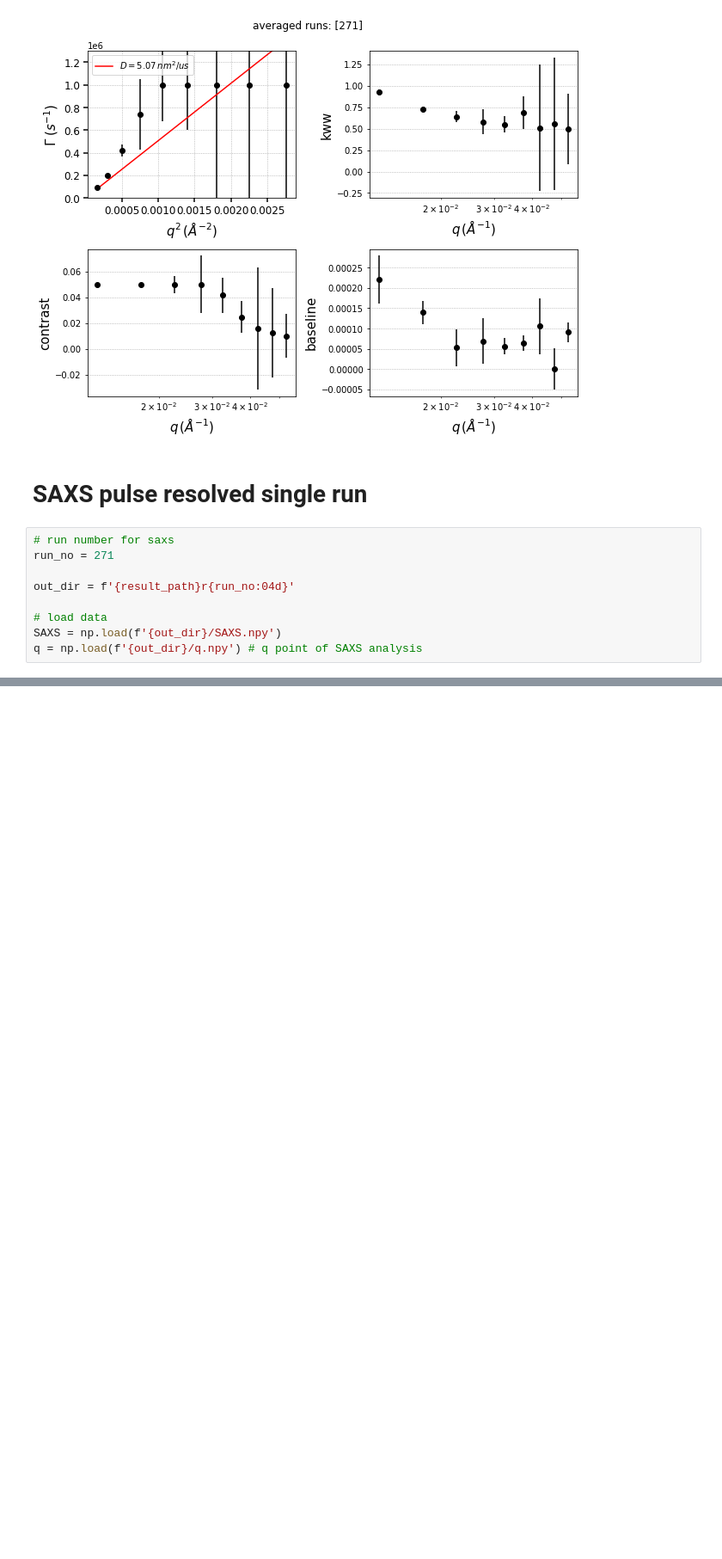
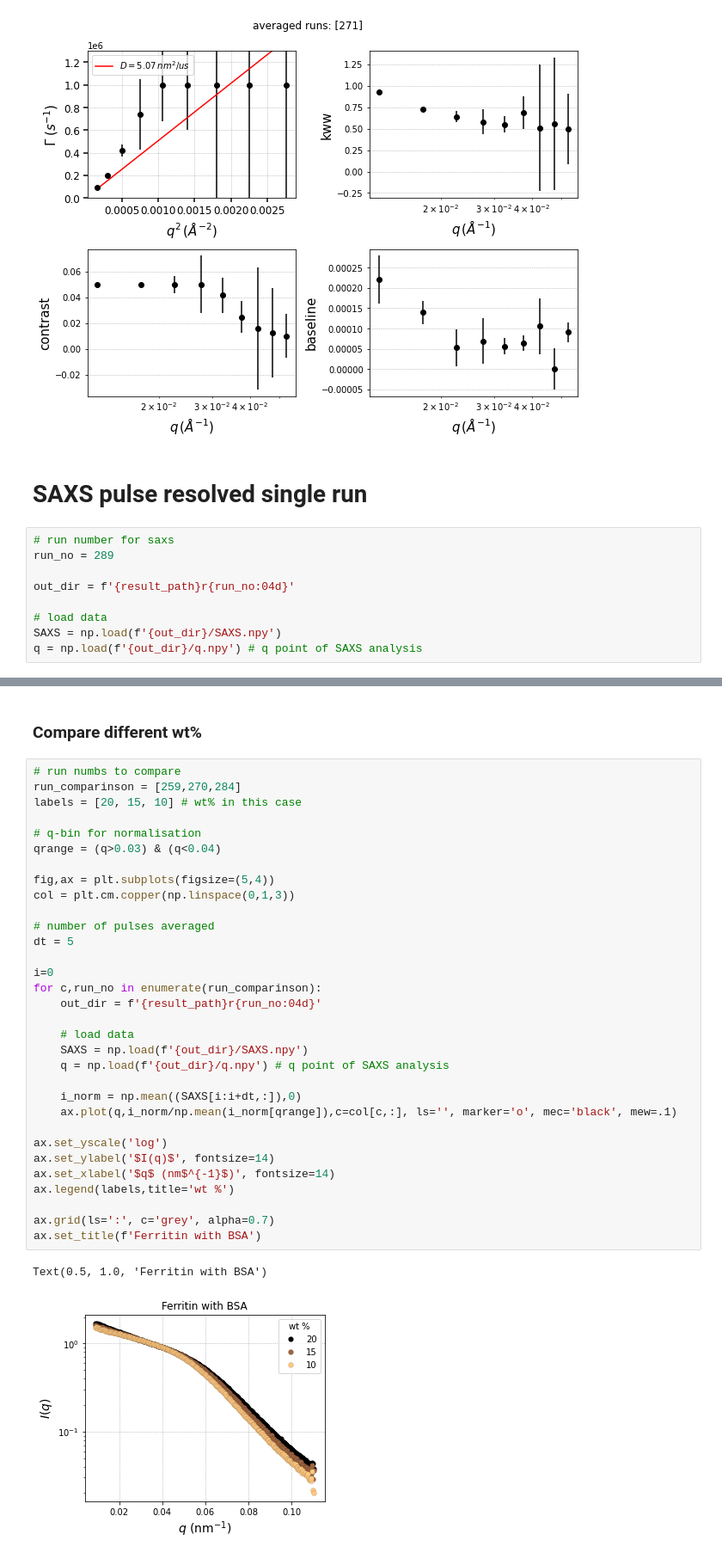
Before and after one commit to maddalenabin/MID-LTP-3348, a Jupyter notebook: notebooks/plot.ipynb, the cells around one changed output, grey strips where cells are left out. Shown at 86% size. Cells and saved outputs as stored; diff of their text form; blank space fills up the shorter version.

```diff
--- a/notebooks/plot.ipynb
+++ b/notebooks/plot.ipynb
@@ -217,7 +217,7 @@ plt.tight_layout()
 # SAXS pulse resolved single run
 # %%
 # run number for saxs
-run_no = 271
+run_no = 289
 
 out_dir = f'{result_path}r{run_no:04d}'
 
@@ -272,0 +275,37 @@ ax.set_ylim(.8,1.2)
+# %% [markdown]
+### Compare different wt%
+# %%
+# run numbs to compare
+run_comparinson = [259,270,284]
+labels = [20, 15, 10] # wt% in this case
+
+# q-bin for normalisation
+qrange = (q>0.03) & (q<0.04)
+
+fig,ax = plt.subplots(figsize=(5,4))
+col = plt.cm.copper(np.linspace(0,1,3))
+
+# number of pulses averaged
+dt = 5
+
+i=0
+for c,run_no in enumerate(run_comparinson):
+    out_dir = f'{result_path}r{run_no:04d}'
+
+    # load data
+    SAXS = np.load(f'{out_dir}/SAXS.npy')
+    q = np.load(f'{out_dir}/q.npy') # q point of SAXS analysis
+
+    i_norm = np.mean((SAXS[i:i+dt,:]),0)
+    ax.plot(q,i_norm/np.mean(i_norm[qrange]),c=col[c,:], ls='', marker='o', mec='black', mew=.1)
+
+ax.set_yscale('log')
+ax.set_ylabel('$I(q)$', fontsize=14)
+ax.set_xlabel('$q$ (nm$^{-1}$)', fontsize=14)
+ax.legend(labels,title='wt %')
+
+ax.grid(ls=':', c='grey', alpha=0.7)
+ax.set_title(f'Ferritin with BSA')
+# %% [output]
+Text(0.5, 1.0, 'Ferritin with BSA')
+[figure, added]
```
Also changed, not shown: parts of 3 cells of this notebook.
